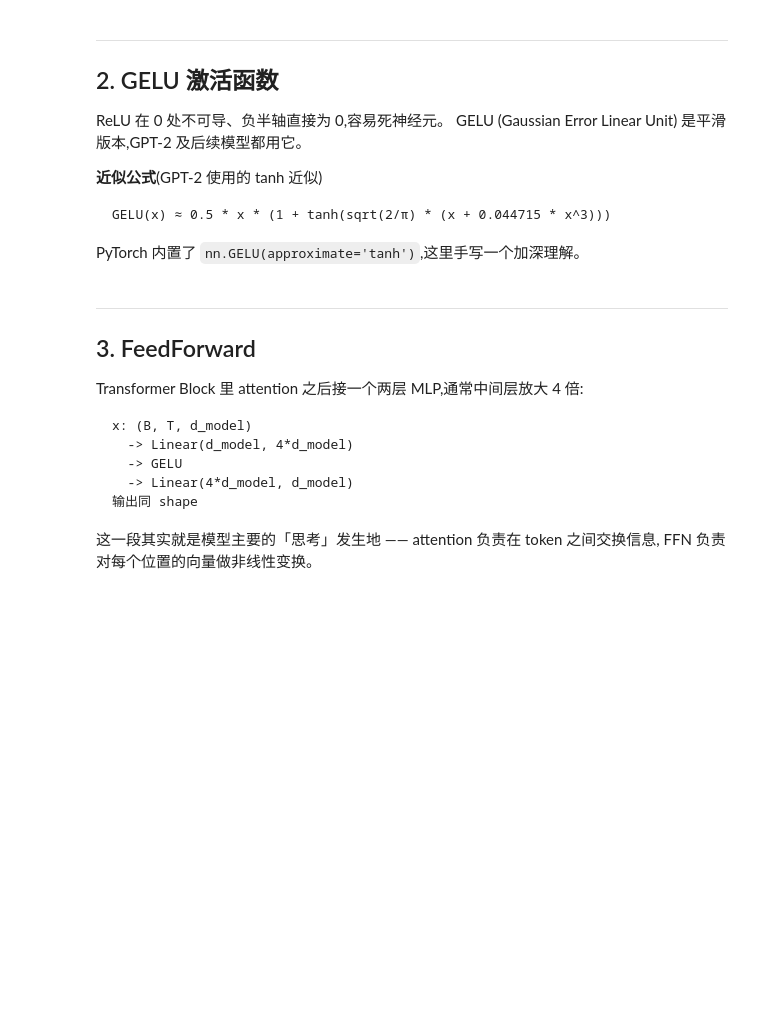
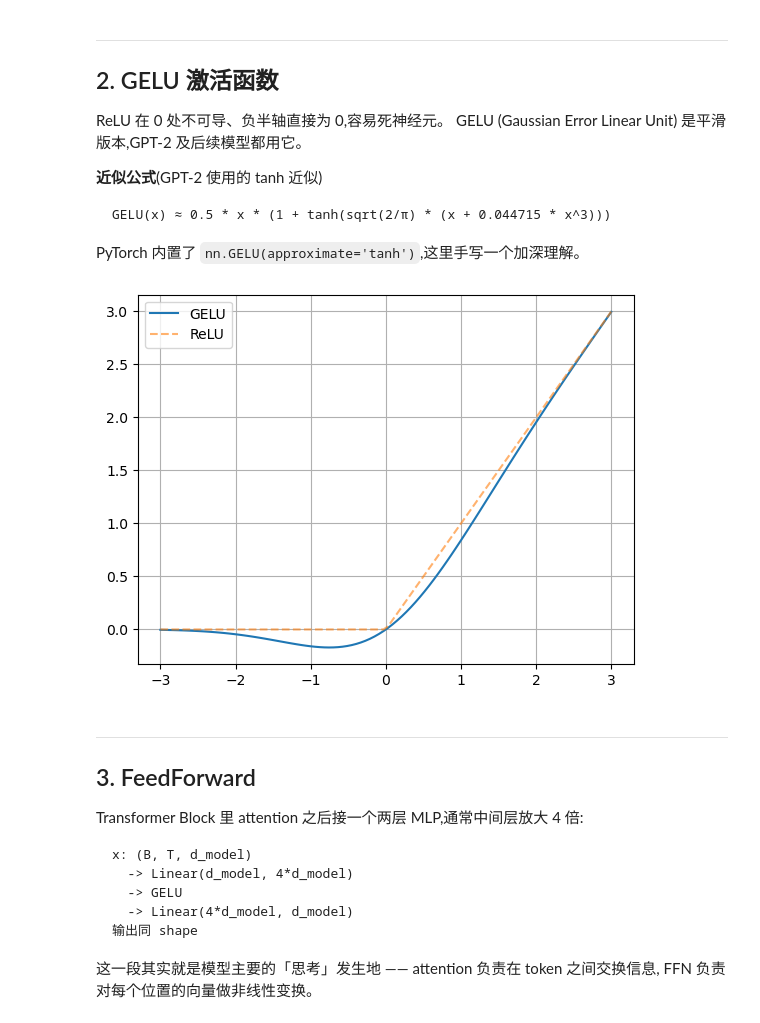
Before and after one commit to ma-dong-mei-2023/study_build_llm, a Jupyter notebook: notebooks/ch04_gpt_model.ipynb, the cells around one changed output. Drawn from its saved outputs; the diff is of its cells as text; code cells hidden in the pictures; blank space fills up the shorter version.

```diff
--- a/notebooks/ch04_gpt_model.ipynb
+++ b/notebooks/ch04_gpt_model.ipynb
@@ -126,19 +126,21 @@ PyTorch 内置了 `nn.GELU(approximate='tanh')`,这里手写一个加深理解
 # %%
 import math
 
 class GELU(nn.Module):
     def forward(self, x):
         # TODO: 实现 GELU 的 tanh 近似
         # return 0.5 * x * (1 + torch.tanh(math.sqrt(2.0/math.pi) * (x + 0.044715 * x**3)))
-        ...
+        return 0.5 * x * (1 + torch.tanh(math.sqrt(2.0/math.pi) * (x + 0.044715 * x**3)))
 
 # 画一下看看
 import matplotlib.pyplot as plt
 g = GELU()
 xs = torch.linspace(-3, 3, 100)
 plt.plot(xs, g(xs), label='GELU')
 plt.plot(xs, torch.relu(xs), '--', label='ReLU', alpha=0.6)
 plt.grid(True); plt.legend(); plt.show()
+# %% [output]
+[figure, added]
 # %% [markdown]
 ---
 ## 3. FeedForward
```
